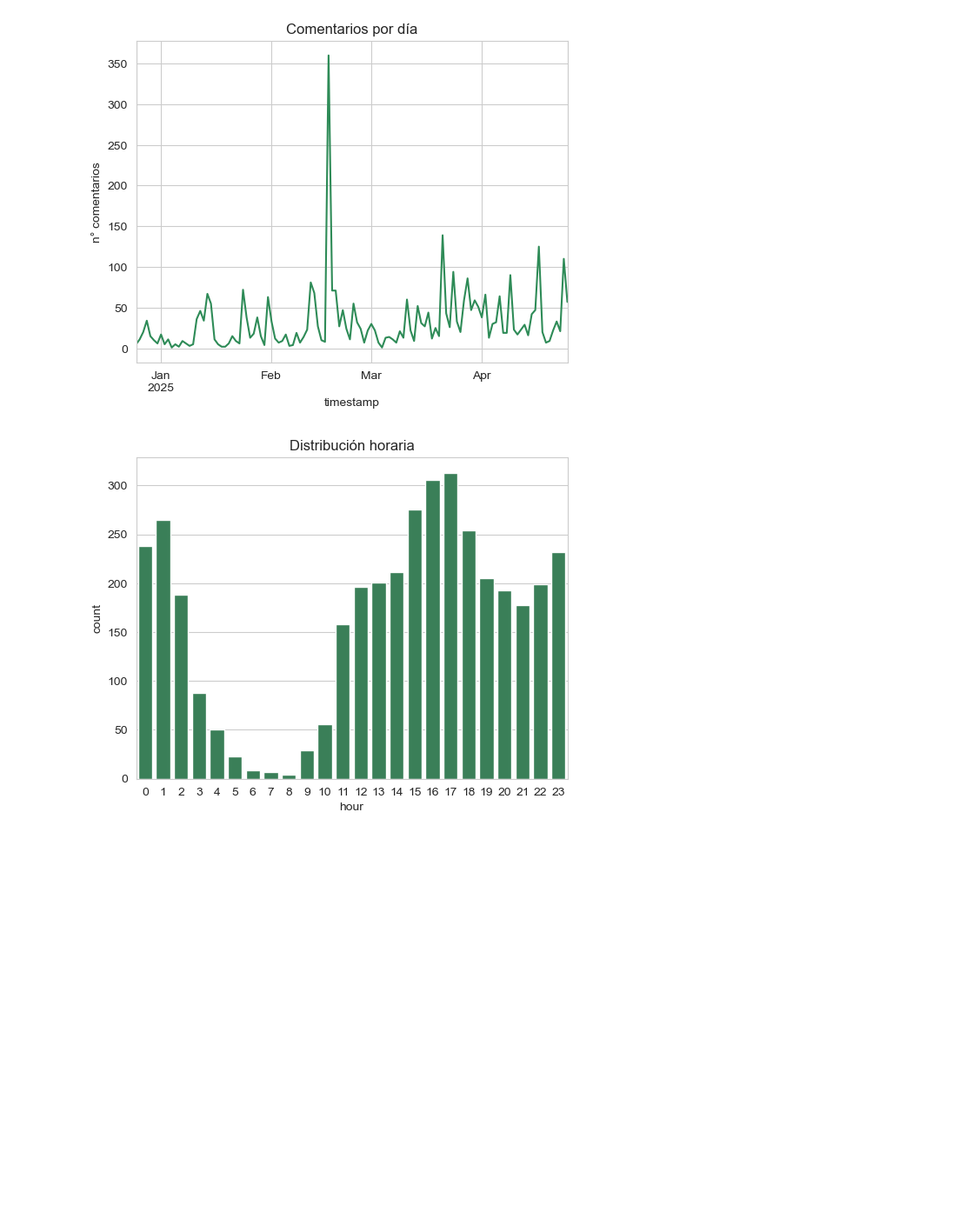
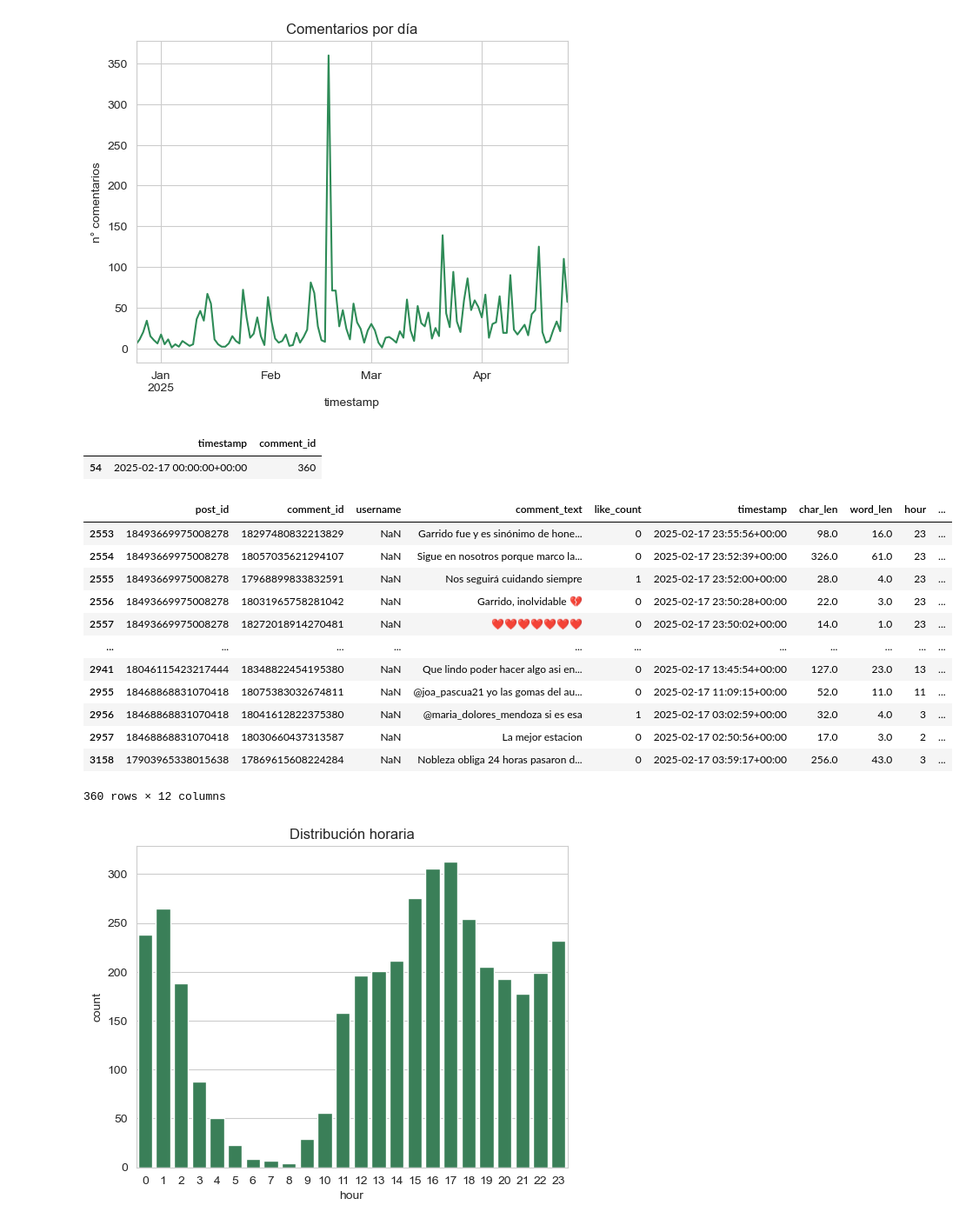
Before and after one commit to Pericsen/sanisi-redes, a Jupyter notebook: src/instagram/EDA/ig_comments_eda.ipynb, the cells around one changed output. Shown at 87% size. Cells and saved outputs as stored; diff of their text form; code cells hidden in the pictures; blank space fills up the shorter version.

```diff
--- a/src/instagram/EDA/ig_comments_eda.ipynb
+++ b/src/instagram/EDA/ig_comments_eda.ipynb
@@ -95,6 +95,30 @@ plt.show()
 # Luego ver por que hay un pico tan grande a mitad de febrero
 # %% [output]
 [figure]
+# %%
+(df_filtered
+ .set_index('timestamp')
+ .resample('D')['comment_id']     # comentarios por día
+ .count()).reset_index().query("comment_id == 360")
+# %% [output]
+|  | timestamp | comment_id |
+| 54 | 2025-02-17 00:00:00+00:00 | 360 |
+# %%
+df_filtered[df_filtered['timestamp'].astype(str).str.contains('2025-02-17')]
+# %% [output]
+|  | post_id | comment_id | username | comment_text | like_count | timestamp | char_len | word_len | hour | ... |
+| 2553 | 18493669975008278 | 18297480832213829 | NaN | Garrido fue y es sinónimo de hone... | 0 | 2025-02-17 23:55:56+00:00 | 98.0 | 16.0 | 23 | ... |
+| 2554 | 18493669975008278 | 18057035621294107 | NaN | Sigue en nosotros porque marco la... | 0 | 2025-02-17 23:52:39+00:00 | 326.0 | 61.0 | 23 | ... |
+| 2555 | 18493669975008278 | 17968899833832591 | NaN | Nos seguirá cuidando siempre | 1 | 2025-02-17 23:52:00+00:00 | 28.0 | 4.0 | 23 | ... |
+| 2556 | 18493669975008278 | 18031965758281042 | NaN | Garrido, inolvidable 💔 | 0 | 2025-02-17 23:50:28+00:00 | 22.0 | 3.0 | 23 | ... |
+| 2557 | 18493669975008278 | 18272018914270481 | NaN | ❤️❤️❤️❤️❤️❤️❤️ | 0 | 2025-02-17 23:50:02+00:00 | 14.0 | 1.0 | 23 | ... |
+| ... | ... | ... | ... | ... | ... | ... | ... | ... | ... | ... |
+| 2941 | 18046115423217444 | 18348822454195380 | NaN | Que lindo poder hacer algo asi en... | 0 | 2025-02-17 13:45:54+00:00 | 127.0 | 23.0 | 13 | ... |
+| 2955 | 18468868831070418 | 18075383032674811 | NaN | @joa_pascua21 yo las gomas del au... | 0 | 2025-02-17 11:09:15+00:00 | 52.0 | 11.0 | 11 | ... |
+| 2956 | 18468868831070418 | 18041612822375380 | NaN | @maria_dolores_mendoza si es esa | 1 | 2025-02-17 03:02:59+00:00 | 32.0 | 4.0 | 3 | ... |
+| 2957 | 18468868831070418 | 18030660437313587 | NaN | La mejor estacion | 0 | 2025-02-17 02:50:56+00:00 | 17.0 | 3.0 | 2 | ... |
+| 3158 | 17903965338015638 | 17869615608224284 | NaN | Nobleza obliga 24 horas pasaron d... | 0 | 2025-02-17 03:59:17+00:00 | 256.0 | 43.0 | 3 | ... |
+360 rows × 12 columns
 # %%
 # Horas pico
 
```
Also changed, not shown: parts of 2 cells of this notebook, 1 other file.
